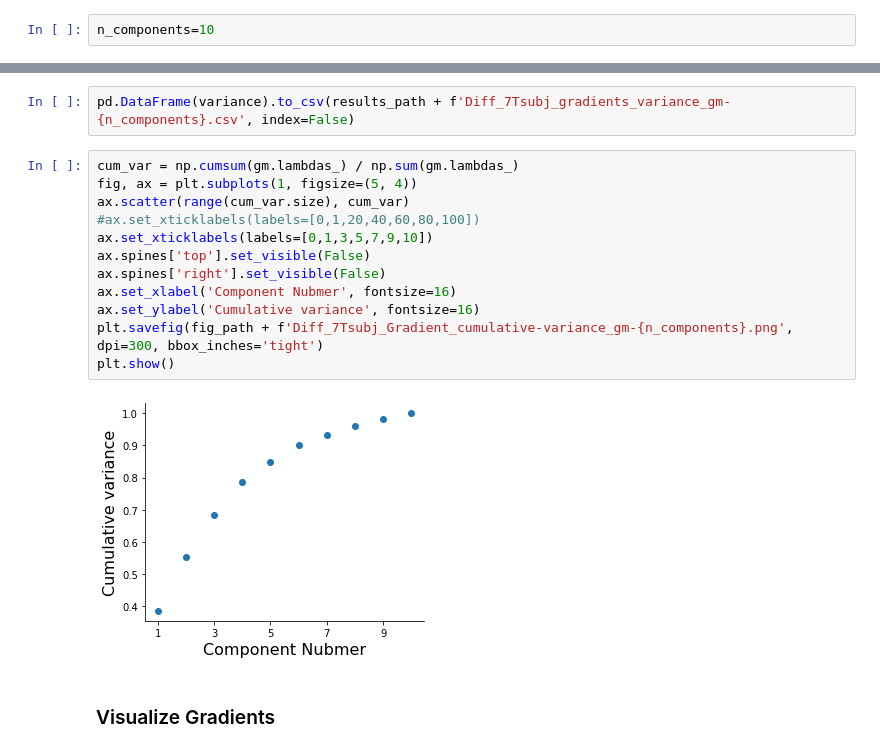
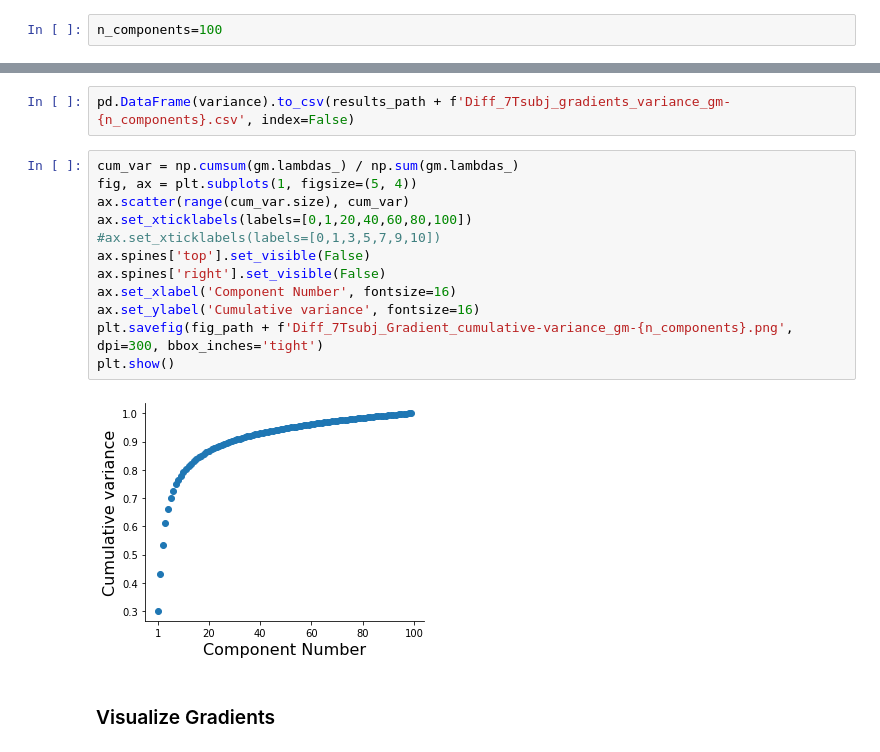
Before and after one commit to sudesnac/HumanBF-Connectivity, a Jupyter notebook: notebook/Diff_7Tsubj_gradients.ipynb, the cells around one changed output, grey strips where cells are left out. Saved outputs shown, nothing was run; the diff lists cells and outputs as text.

```diff
--- a/notebook/Diff_7Tsubj_gradients.ipynb
+++ b/notebook/Diff_7Tsubj_gradients.ipynb
@@ -62,7 +62,7 @@ plt.show()
 # %% [markdown]
 ### Calculate Gradient
 # %%
-n_components=10
+n_components=100
 # %%
 #Average data
 from brainspace.gradient import GradientMaps
@@ -136,17 +136,17 @@ pd.DataFrame(variance).to_csv(results_path + f'Diff_7Tsubj_gradients_variance_gm
 # %%
 cum_var = np.cumsum(gm.lambdas_) / np.sum(gm.lambdas_)
 fig, ax = plt.subplots(1, figsize=(5, 4))
 ax.scatter(range(cum_var.size), cum_var)
-#ax.set_xticklabels(labels=[0,1,20,40,60,80,100])
-ax.set_xticklabels(labels=[0,1,3,5,7,9,10])
+ax.set_xticklabels(labels=[0,1,20,40,60,80,100])
+#ax.set_xticklabels(labels=[0,1,3,5,7,9,10])
 ax.spines['top'].set_visible(False)
 ax.spines['right'].set_visible(False)
-ax.set_xlabel('Component Nubmer', fontsize=16)
+ax.set_xlabel('Component Number', fontsize=16)
 ax.set_ylabel('Cumulative variance', fontsize=16)
 plt.savefig(fig_path + f'Diff_7Tsubj_Gradient_cumulative-variance_gm-{n_components}.png', dpi=300, bbox_inches='tight')
 plt.show()
 # %% [output]
-[figure, old version]
+[figure, new version]
 # %% [markdown]
 ### Visualize Gradients
 # %%
```
Also changed, not shown: parts of 3 cells of this notebook, 58 other files.
